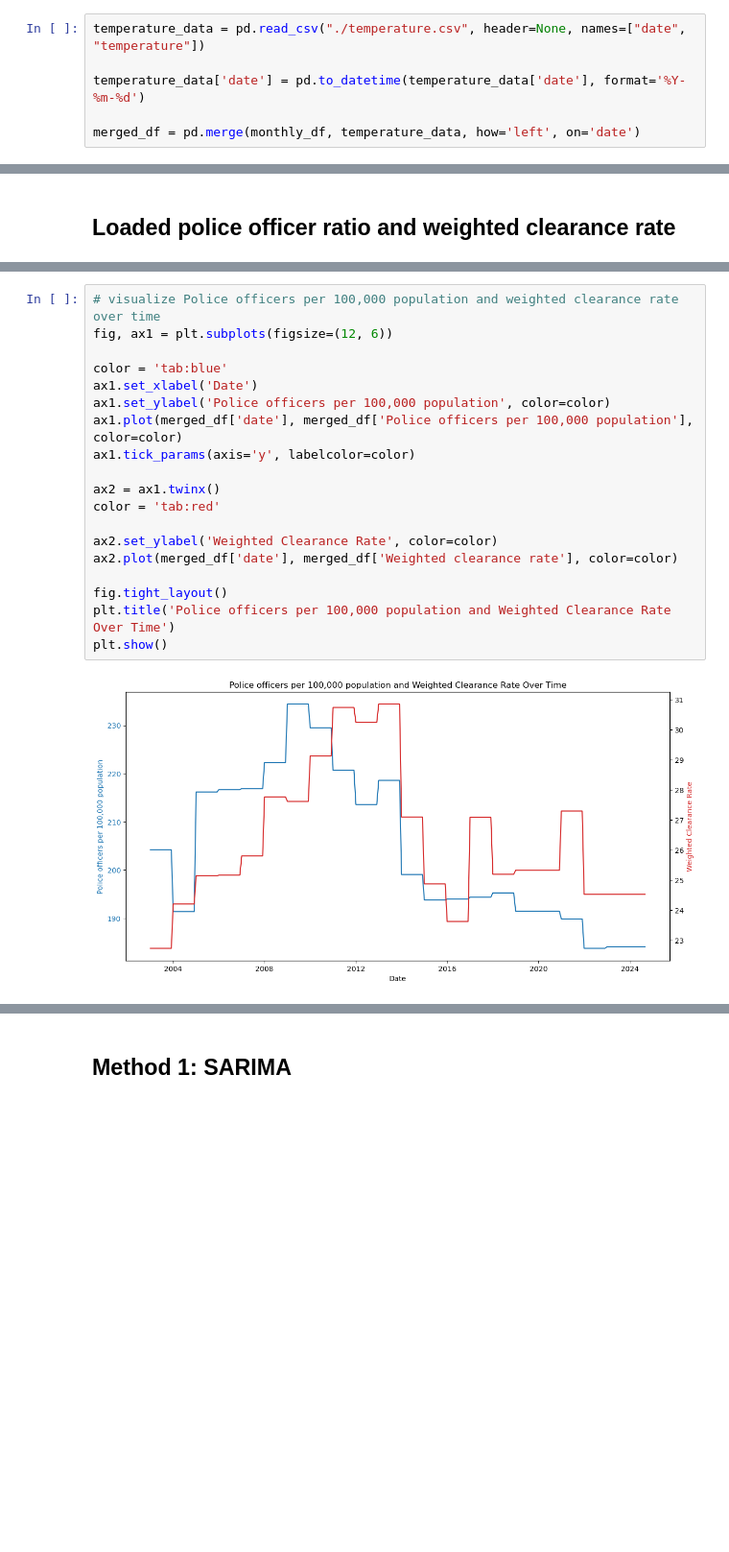
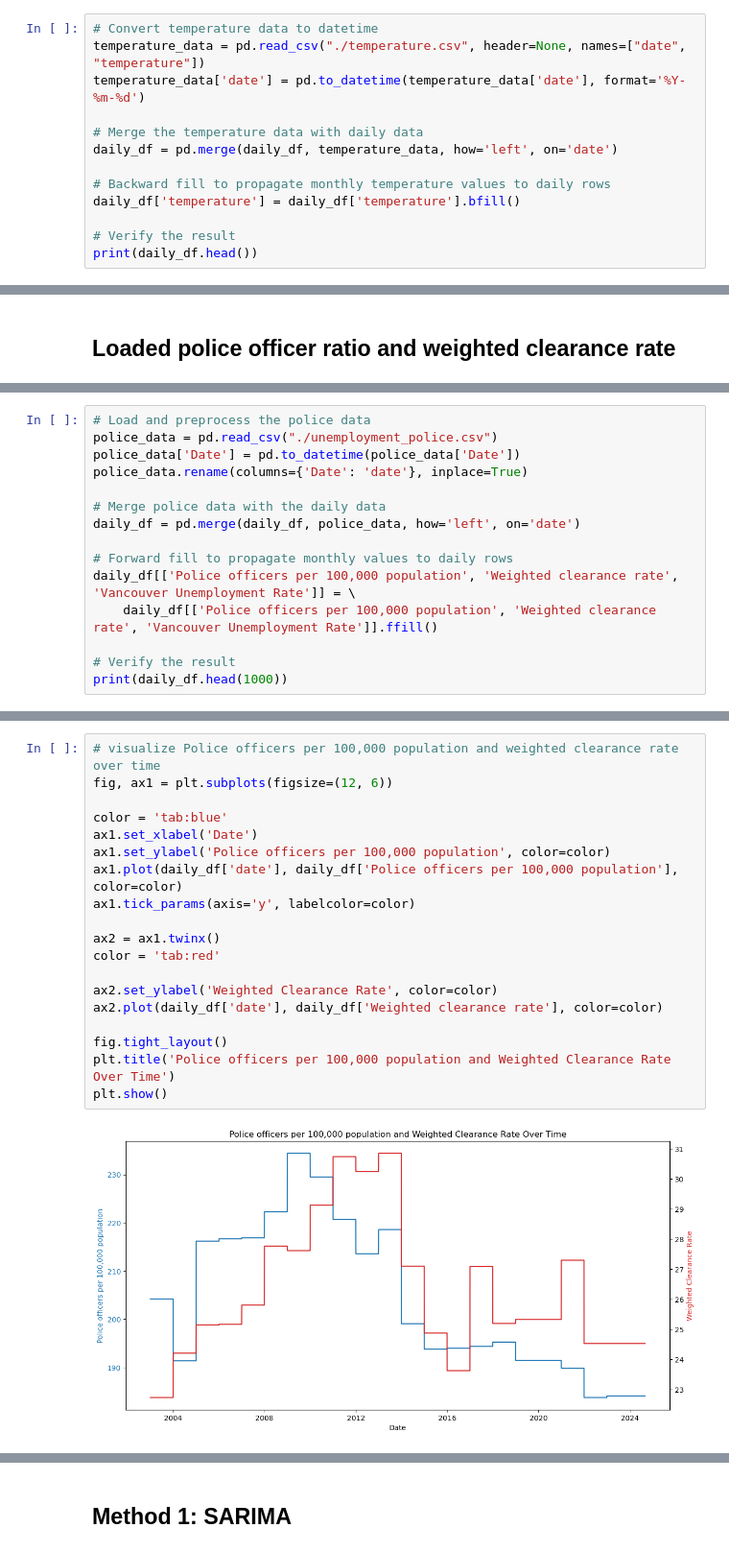
Before and after one commit to HantzeWANG/ECON490, a Jupyter notebook: CrimePrediction.ipynb, the cells around one changed output, grey strips where cells are left out. Shown at 96% size. Saved outputs shown, nothing was run; the diff lists cells and outputs as text; blank space fills up the shorter version.

```diff
--- a/CrimePrediction.ipynb
+++ b/CrimePrediction.ipynb
@@ -126,8 +192,15 @@ plt.show()
 # %% [markdown]
 ## Load temperature variable
 # %%
+# Convert temperature data to datetime
 temperature_data = pd.read_csv("./temperature.csv", header=None, names=["date", "temperature"])
-
 temperature_data['date'] = pd.to_datetime(temperature_data['date'], format='%Y-%m-%d')
 
-merged_df = pd.merge(monthly_df, temperature_data, how='left', on='date')
+# Merge the temperature data with daily data
+daily_df = pd.merge(daily_df, temperature_data, how='left', on='date')
+
+# Backward fill to propagate monthly temperature values to daily rows
+daily_df['temperature'] = daily_df['temperature'].bfill()
+
+# Verify the result
+print(daily_df.head())
@@ -172,0 +225,15 @@ Average of temperature:  11.418773946360155
+# %%
+# Load and preprocess the police data
+police_data = pd.read_csv("./unemployment_police.csv")
+police_data['Date'] = pd.to_datetime(police_data['Date'])
+police_data.rename(columns={'Date': 'date'}, inplace=True)
+
+# Merge police data with the daily data
+daily_df = pd.merge(daily_df, police_data, how='left', on='date')
+
+# Forward fill to propagate monthly values to daily rows
+daily_df[['Police officers per 100,000 population', 'Weighted clearance rate', 'Vancouver Unemployment Rate']] = \
+    daily_df[['Police officers per 100,000 population', 'Weighted clearance rate', 'Vancouver Unemployment Rate']].ffill()
+
+# Verify the result
+print(daily_df.head(1000))
@@ -218,22 +293,22 @@ plt.show()
 # %%
 # visualize Police officers per 100,000 population and weighted clearance rate over time
 fig, ax1 = plt.subplots(figsize=(12, 6))
 
 color = 'tab:blue'
 ax1.set_xlabel('Date')
 ax1.set_ylabel('Police officers per 100,000 population', color=color)
-ax1.plot(merged_df['date'], merged_df['Police officers per 100,000 population'], color=color)
+ax1.plot(daily_df['date'], daily_df['Police officers per 100,000 population'], color=color)
 ax1.tick_params(axis='y', labelcolor=color)
 
 ax2 = ax1.twinx()
 color = 'tab:red'
 
 ax2.set_ylabel('Weighted Clearance Rate', color=color)
-ax2.plot(merged_df['date'], merged_df['Weighted clearance rate'], color=color)
+ax2.plot(daily_df['date'], daily_df['Weighted clearance rate'], color=color)
 
 fig.tight_layout()
 plt.title('Police officers per 100,000 population and Weighted Clearance Rate Over Time')
 plt.show()
 # %% [output]
-[figure, old version]
+[figure, new version]
 # %%
```
Also changed, not shown: parts of 21 cells of this notebook, 1 other file.
